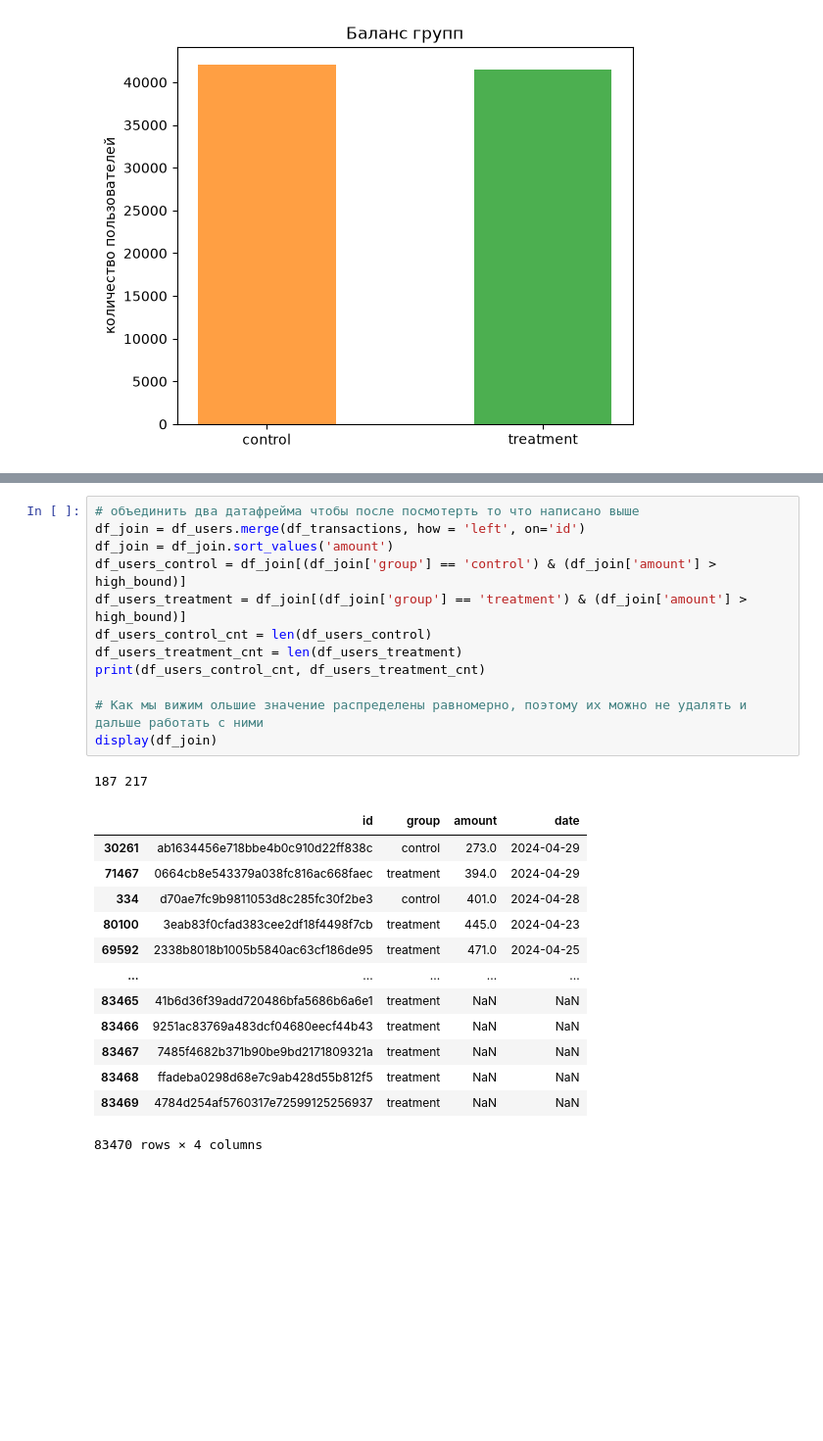
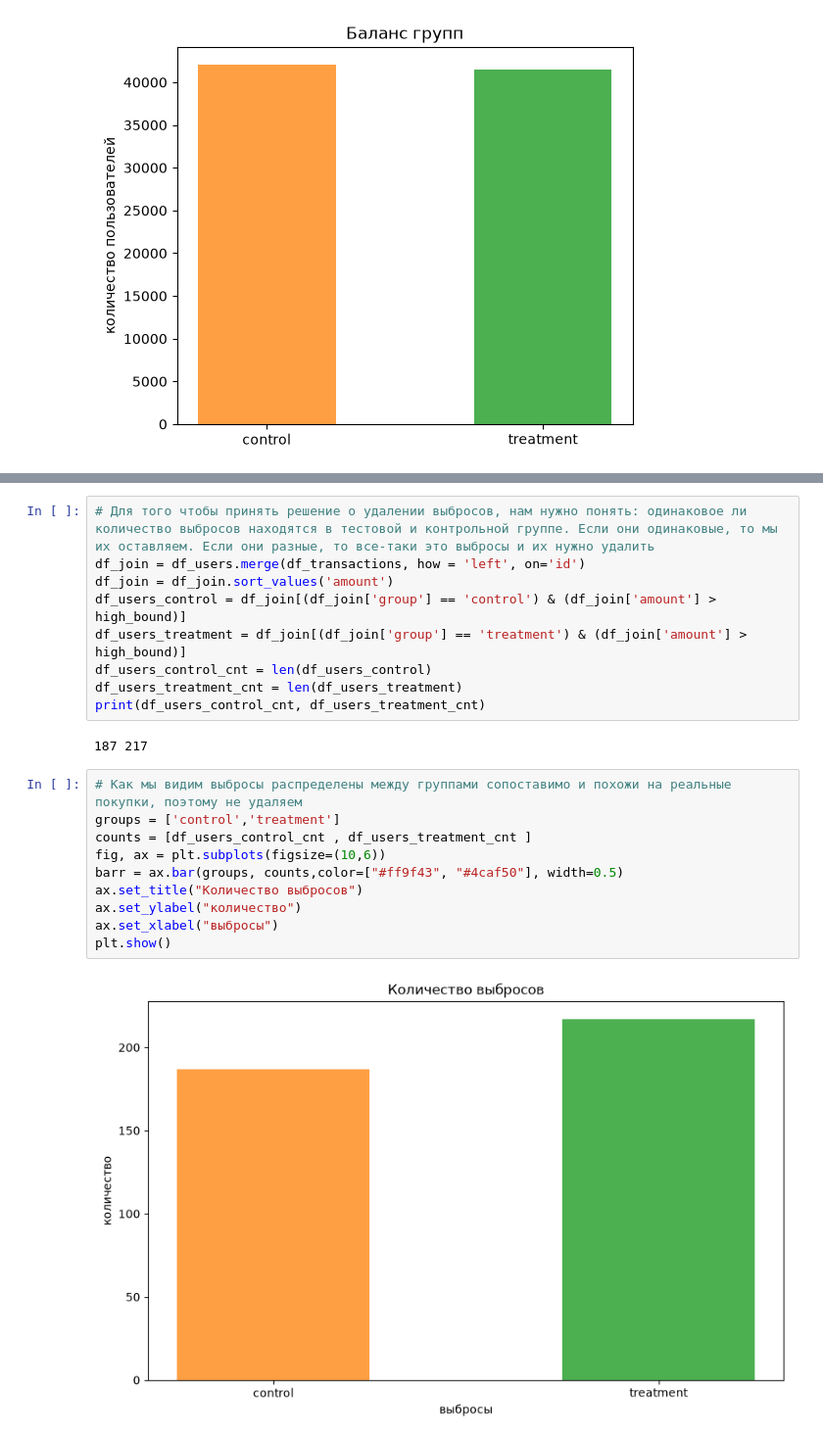
Before and after one commit to tabletka812/ab-test-recommendation-system, a Jupyter notebook: notebooks/sample.ipynb, the cells around one changed output, grey strips where cells are left out. Shown at 98% size. Saved outputs shown, nothing was run; the diff lists cells and outputs as text; blank space fills up the shorter version.

```diff
--- a/notebooks/sample.ipynb
+++ b/notebooks/sample.ipynb
@@ -130,5 +140,5 @@ print(df_sorted[df_sorted['amount'] > high_bound])
 # %%
-# объединить два датафрейма чтобы после посмотерть то что написано выше
+# Для того чтобы принять решение о удалении выбросов, нам нужно понять: одинаковое ли количество выбросов находятся в тестовой и контрольной группе. Если они одинаковые, то мы их оставляем. Если они разные, то все-таки это выбросы и их нужно удалить
 df_join = df_users.merge(df_transactions, how = 'left', on='id')
 df_join = df_join.sort_values('amount')
 df_users_control = df_join[(df_join['group'] == 'control') & (df_join['amount'] > high_bound)]
@@ -136,22 +146,18 @@ df_users_treatment = df_join[(df_join['group'] == 'treatment') & (df_join['amoun
 df_users_control_cnt = len(df_users_control)
 df_users_treatment_cnt = len(df_users_treatment)
 print(df_users_control_cnt, df_users_treatment_cnt)
-
-# Как мы вижим ольшие значение распределены равномерно, поэтому их можно не удалять и дальше работать с ними
-display(df_join)
 # %% [output]
 187 217
-|  | id | group | amount | date |
-| 30261 | ab1634456e718bbe4b0c910d22ff838c | control | 273.0 | 2024-04-29 |
-| 71467 | 0664cb8e543379a038fc816ac668faec | treatment | 394.0 | 2024-04-29 |
-| 334 | d70ae7fc9b9811053d8c285fc30f2be3 | control | 401.0 | 2024-04-28 |
-| 80100 | 3eab83f0cfad383cee2df18f4498f7cb | treatment | 445.0 | 2024-04-23 |
-| 69592 | 2338b8018b1005b5840ac63cf186de95 | treatment | 471.0 | 2024-04-25 |
-| ... | ... | ... | ... | ... |
-| 83465 | 41b6d36f39add720486bfa5686b6a6e1 | treatment | NaN | NaN |
-| 83466 | 9251ac83769a483dcf04680eecf44b43 | treatment | NaN | NaN |
-| 83467 | 7485f4682b371b90be9bd2171809321a | treatment | NaN | NaN |
-| 83468 | ffadeba0298d68e7c9ab428d55b812f5 | treatment | NaN | NaN |
-| 83469 | 4784d254af5760317e72599125256937 | treatment | NaN | NaN |
-83470 rows × 4 columns
+# %%
+# Как мы видим выбросы распределены между группами сопоставимо и похожи на реальные покупки, поэтому не удаляем
+groups = ['control','treatment']
+counts = [df_users_control_cnt , df_users_treatment_cnt ]
+fig, ax = plt.subplots(figsize=(10,6))
+barr = ax.bar(groups, counts,color=["#ff9f43", "#4caf50"], width=0.5)
+ax.set_title("Количество выбросов")
+ax.set_ylabel("количество")
+ax.set_xlabel("выбросы")
+plt.show()
+# %% [output]
+[figure, added]
 # %%
```
Also changed, not shown: parts of 27 cells of this notebook, 6 other files.
